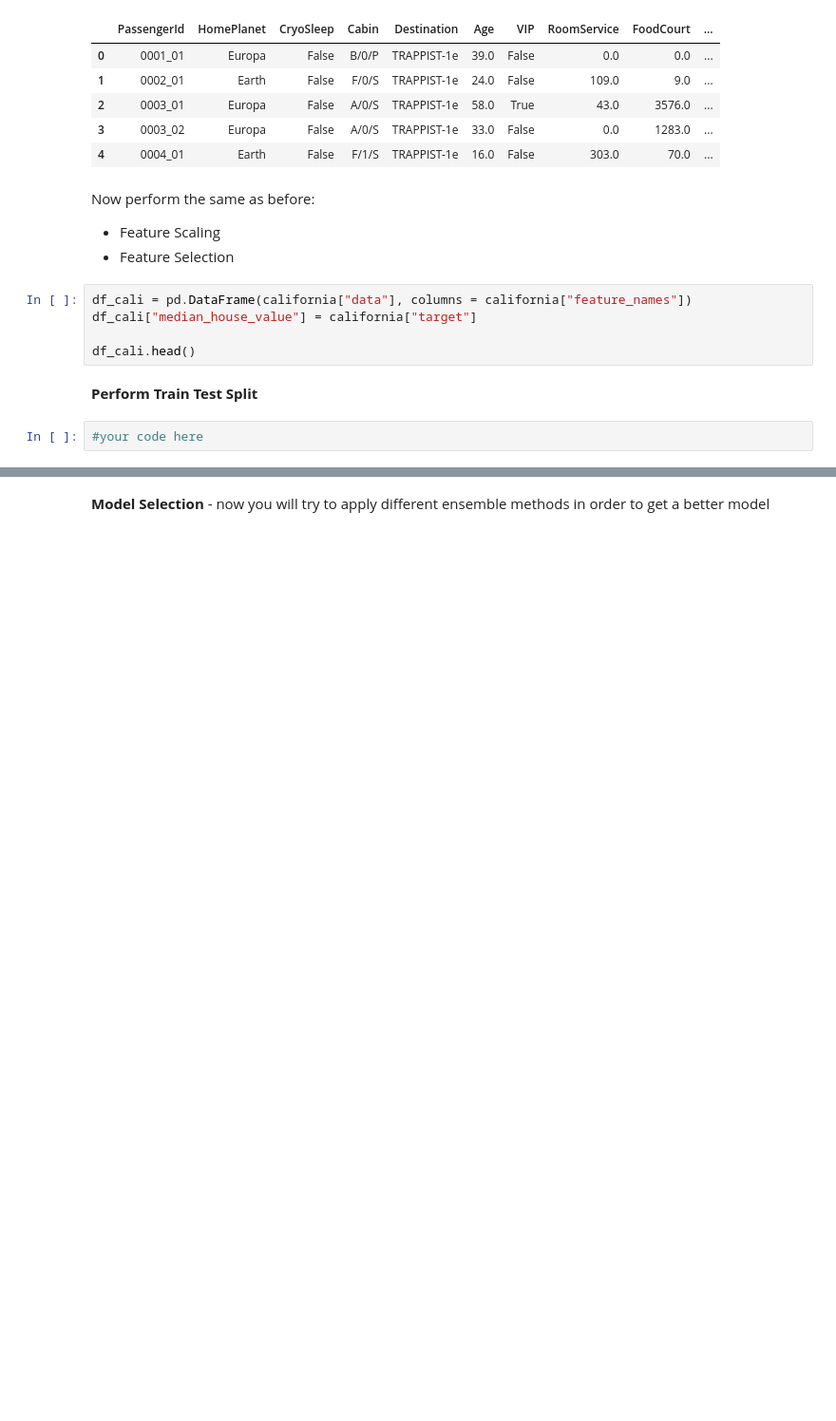
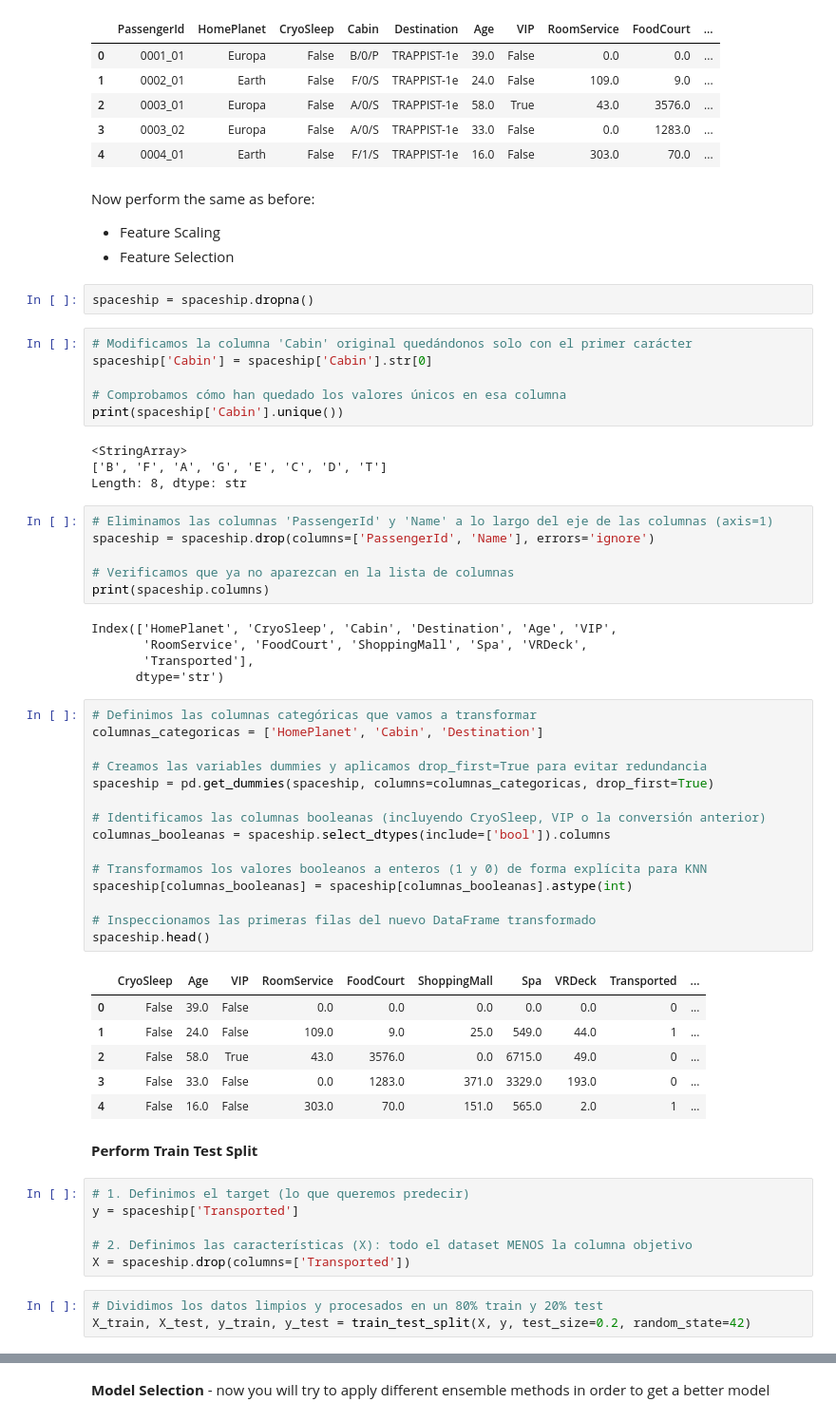
Before and after one commit to nailaikhenazenni-afk/lab-ensemble, a Jupyter notebook: lab-ensemble.ipynb, the cells around one changed output, grey strips where cells are left out. Shown at 95% size. Saved outputs shown, nothing was run; the diff lists cells and outputs as text; blank space fills up the shorter version.

```diff
--- a/lab-ensemble.ipynb
+++ b/lab-ensemble.ipynb
@@ -31,12 +31,59 @@ spaceship.head()
 Now perform the same as before:
 - Feature Scaling
 - Feature Selection
-# %%
-df_cali = pd.DataFrame(california["data"], columns = california["feature_names"])
-df_cali["median_house_value"] = california["target"]
-
-df_cali.head()
+# %%
+spaceship = spaceship.dropna()
+# %%
+# Modificamos la columna 'Cabin' original quedándonos solo con el primer carácter
+spaceship['Cabin'] = spaceship['Cabin'].str[0]
+
+# Comprobamos cómo han quedado los valores únicos en esa columna
+print(spaceship['Cabin'].unique())
+# %% [output]
+<StringArray>
+['B', 'F', 'A', 'G', 'E', 'C', 'D', 'T']
+Length: 8, dtype: str
+# %%
+# Eliminamos las columnas 'PassengerId' y 'Name' a lo largo del eje de las columnas (axis=1)
+spaceship = spaceship.drop(columns=['PassengerId', 'Name'], errors='ignore')
+
+# Verificamos que ya no aparezcan en la lista de columnas
+print(spaceship.columns)
+# %% [output]
+Index(['HomePlanet', 'CryoSleep', 'Cabin', 'Destination', 'Age', 'VIP',
+       'RoomService', 'FoodCourt', 'ShoppingMall', 'Spa', 'VRDeck',
+       'Transported'],
+      dtype='str')
+# %%
+# Definimos las columnas categóricas que vamos a transformar
+columnas_categoricas = ['HomePlanet', 'Cabin', 'Destination']
+
+# Creamos las variables dummies y aplicamos drop_first=True para evitar redundancia
+spaceship = pd.get_dummies(spaceship, columns=columnas_categoricas, drop_first=True)
+
+# Identificamos las columnas booleanas (incluyendo CryoSleep, VIP o la conversión anterior)
+columnas_booleanas = spaceship.select_dtypes(include=['bool']).columns
+
+# Transformamos los valores booleanos a enteros (1 y 0) de forma explícita para KNN
+spaceship[columnas_booleanas] = spaceship[columnas_booleanas].astype(int)
+
+# Inspeccionamos las primeras filas del nuevo DataFrame transformado
+spaceship.head()
+# %% [output]
+|  | CryoSleep | Age | VIP | RoomService | FoodCourt | ShoppingMall | Spa | VRDeck | Transported | ... |
+| 0 | False | 39.0 | False | 0.0 | 0.0 | 0.0 | 0.0 | 0.0 | 0 | ... |
+| 1 | False | 24.0 | False | 109.0 | 9.0 | 25.0 | 549.0 | 44.0 | 1 | ... |
+| 2 | False | 58.0 | True | 43.0 | 3576.0 | 0.0 | 6715.0 | 49.0 | 0 | ... |
+| 3 | False | 33.0 | False | 0.0 | 1283.0 | 371.0 | 3329.0 | 193.0 | 0 | ... |
+| 4 | False | 16.0 | False | 303.0 | 70.0 | 151.0 | 565.0 | 2.0 | 1 | ... |
 # %% [markdown]
 **Perform Train Test Split**
-# %%
-#your code here
+# %%
+# 1. Definimos el target (lo que queremos predecir)
+y = spaceship['Transported']
+
+# 2. Definimos las características (X): todo el dataset MENOS la columna objetivo
+X = spaceship.drop(columns=['Transported'])
+# %%
+# Dividimos los datos limpios y procesados en un 80% train y 20% test
+X_train, X_test, y_train, y_test = train_test_split(X, y, test_size=0.2, random_state=42)
```
Also changed, not shown: parts of 21 cells of this notebook.
